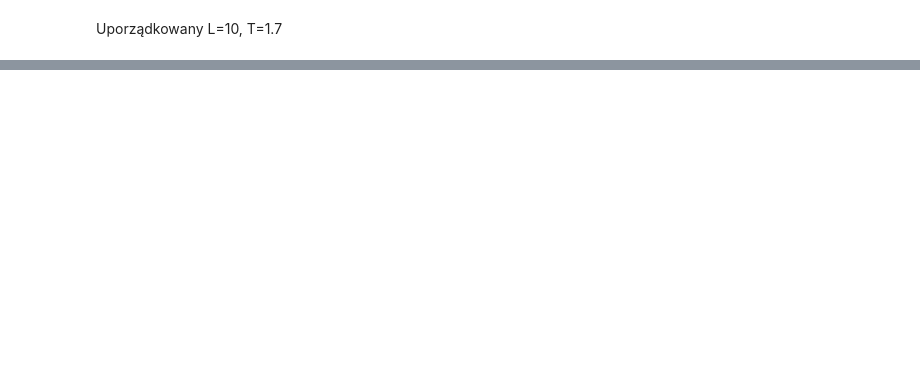
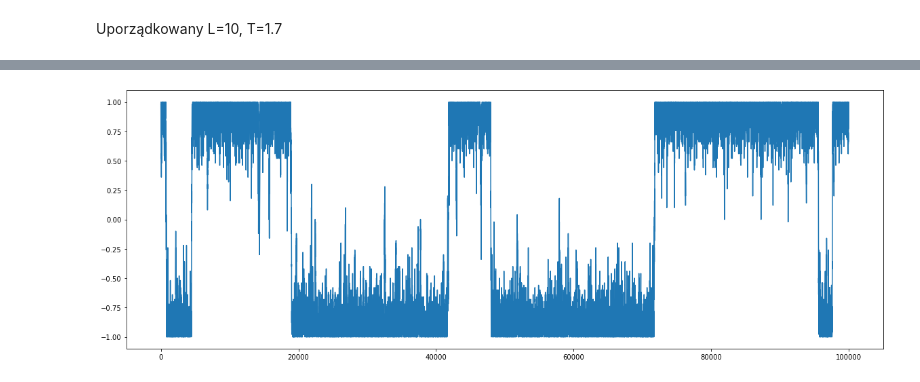
Before and after one commit to Swinkawkrawacie/Fizyka-ukladow-zlozonych, a Jupyter notebook: Generowanie_danych.ipynb, the cells around one changed output, grey strips where cells are left out. Saved outputs shown, nothing was run; the diff lists cells and outputs as text; code cells hidden in the pictures; blank space fills up the shorter version.

```diff
--- a/Generowanie_danych.ipynb
+++ b/Generowanie_danych.ipynb
@@ -171,0 +189,7 @@ Uporządkowany L=10, T=1.7
+# %%
+o_1_7_10_3m = np.loadtxt(r'C:\\Users\\mazur\\OneDrive\\Dokumenty\\GitHub\\Fizyka-ukladow-zlozonych\\danem\\1_7_10_3m.txt')
+plt.figure(figsize=(20,7))
+plt.plot(range(len(o_1_7_10_3m[:10**5])), o_1_7_10_3m[:10**5])#marker='.'
+plt.show()
+# %% [output]
+[figure, added]
```
Also changed, not shown: parts of 8 cells of this notebook, 1 other file.
